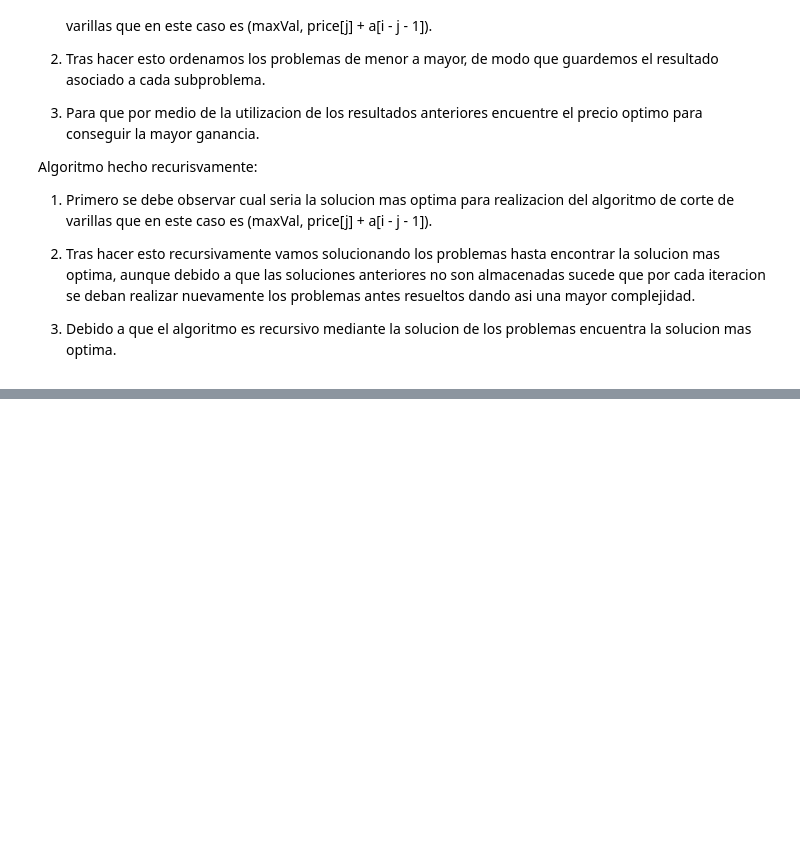
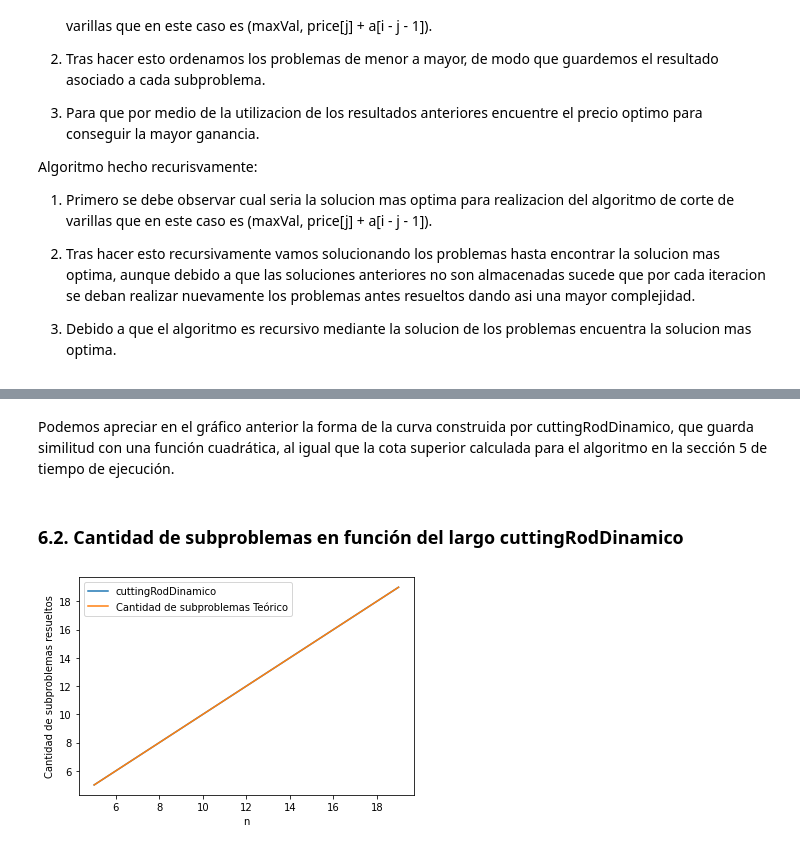
Before and after one commit to Jorgee18/ADA-Informes, a Jupyter notebook: Cutting_a_Rod.ipynb, the cells around one changed output, grey strips where cells are left out. Drawn from its saved outputs; the diff is of its cells as text; code cells hidden in the pictures; blank space fills up the shorter version.

```diff
--- a/Cutting_a_Rod.ipynb
+++ b/Cutting_a_Rod.ipynb
@@ -225,0 +320,26 @@ Como ejemplo del mejor y peor caso, se pueden observar las demostraciones anteri
+# %% [markdown]
+Podemos apreciar en el gráfico anterior la forma de la curva construida por cuttingRodDinamico, que guarda similitud con una función cuadrática, al igual que la cota superior calculada para el algoritmo en la sección 5 de tiempo de ejecución.
+# %% [markdown]
+### **6.2. Cantidad de subproblemas en función del largo cuttingRodDinamico**
+# %%
+import matplotlib.pyplot as plt
+
+x=[n for n in range(5,20)]
+y_TheoCant=[n for n in range(5,20)] # La cantidad teórica de subproblemas en resolver
+y_cant=[];
+
+for n in range(5,20):
+  a = cutrod_instance_generator(n)
+  a.insert(0, 0)
+  r, cont, comp= cuttingRodDinamico(a,n)
+  y_cant.append(cont)
+
+plt.plot(x,y_cant)
+plt.plot(x,y_TheoCant)
+plt.legend(["cuttingRodDinamico", "Cantidad de subproblemas Teórico"])
+
+plt.xlabel('n')
+plt.ylabel('Cantidad de subproblemas resueltos')
+plt.show()
+# %% [output]
+[figure, added]
```
Also changed, not shown: parts of 47 cells of this notebook.
